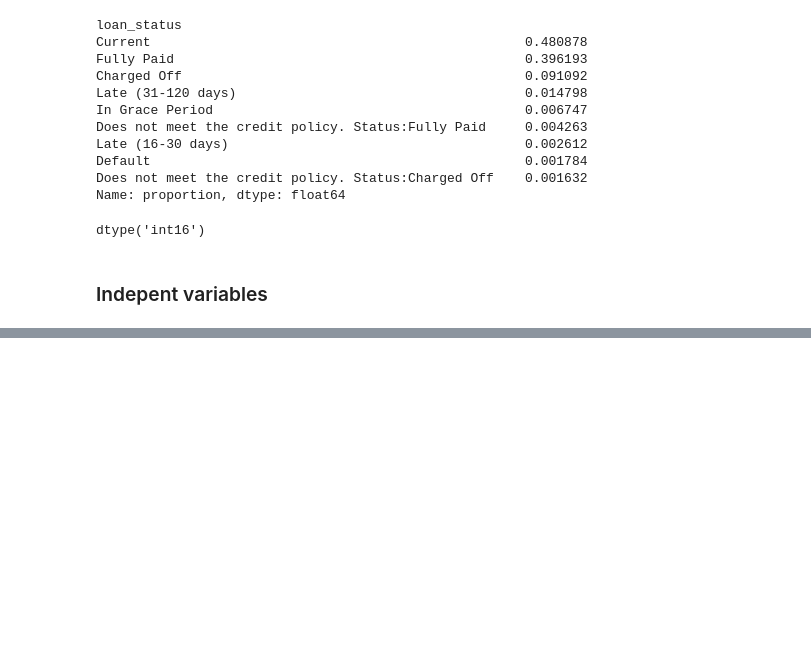
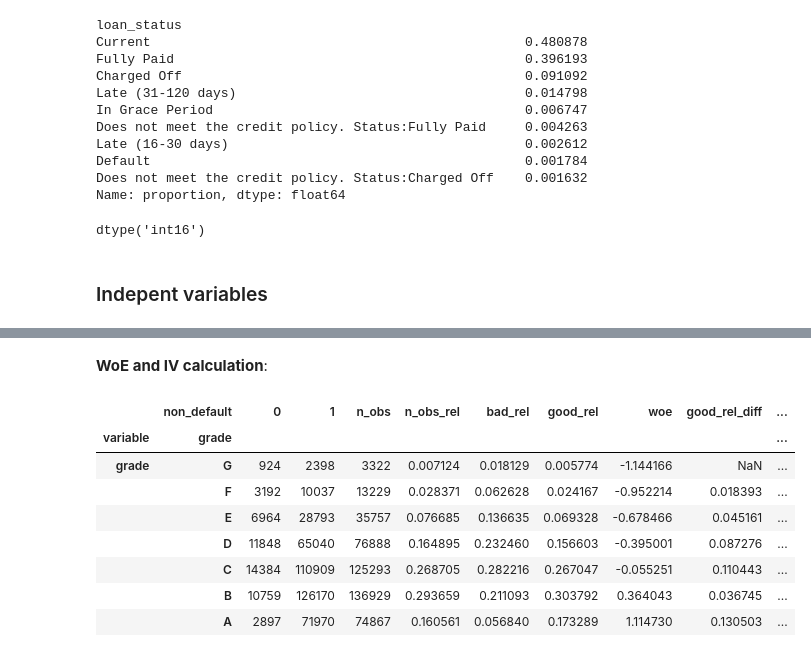
Before and after one commit to Xavi-Linux/CaRMeLo, a Jupyter notebook: notebooks/Data_preparation.ipynb, the cells around one changed output, grey strips where cells are left out. Drawn from its saved outputs; the diff is of its cells as text; code cells hidden in the pictures; blank space fills up the shorter version.

```diff
--- a/notebooks/Data_preparation.ipynb
+++ b/notebooks/Data_preparation.ipynb
@@ -54,4 +55,4 @@ dtype('int16')
 # %%
 category_mask: pd.Series = df.dtypes == 'category'
 # %%
-df.dtypes[category_mask]
+categories: List[str] = df.dtypes[category_mask].index.to_list()
@@ -138,0 +59,2 @@ modified_marginal_prob
+# %%
+cat_df: pd.DataFrame = df[categories + ['non_default']].drop('issue_d', axis=1)
@@ -138,0 +79,27 @@ modified_marginal_prob
+# %% [markdown]
+**WoE and IV calculation**:
+# %%
+def calculate_woe_iv(data:pd.DataFrame, variable:pd.Series, target:pd.Series, multilevel_index:bool = False, aggfunc: Callable = len) -> pd.DataFrame:
+    pivot = pd.pivot_table(data=data, index=variable, columns=target, aggfunc=aggfunc, fill_value=0, values=[])
+    pivot['n_obs'] = pivot.apply(axis=1, func=np.sum)
+    pivot['n_obs_rel'] = pivot['n_obs'] / pivot['n_obs'].sum()
+
+    #add .00000005 to handle errors when calculating WoE (ln(0))
+    pivot['bad_rel'] = (pivot[0] + .00000005) / pivot[0].sum()
+    pivot['good_rel'] = (pivot[1] + .00000005) / pivot[1].sum()
+
+    pivot['woe'] = np.log(pivot['good_rel']) - np.log(pivot['bad_rel'])
+
+    pivot = pivot.sort_values(by='woe', ascending=True)
+    pivot['good_rel_diff'] = pivot['good_rel'].diff().abs()
+    pivot['bad_rel_diff'] = pivot['bad_rel'].diff().abs()
+    pivot['woe_diff'] = pivot['woe'].diff().abs()
+    pivot['accum_n_obs_rel'] = pivot['n_obs_rel'].cumsum()
+
+    pivot['iv'] = ((pivot['good_rel'] - pivot['bad_rel']) * pivot['woe']).sum()
+
+    if multilevel_index:
+        pivot['variable'] = variable.name
+        pivot = pivot.set_index(['variable', pivot.index])
+
+    return pivot.sort_values(by='woe', ascending=True)
@@ -138,0 +114,12 @@ modified_marginal_prob
+# %%
+calculate_woe_iv(cat_df, cat_df['grade'], cat_df['non_default'], multilevel_index=True)
+# %% [output]
+|  | non_default | 0 | 1 | n_obs | n_obs_rel | bad_rel | good_rel | woe | good_rel_diff | ... |
+| variable | grade |  |  |  |  |  |  |  |  | ... |
+| grade | G | 924 | 2398 | 3322 | 0.007124 | 0.018129 | 0.005774 | -1.144166 | NaN | ... |
+|  | F | 3192 | 10037 | 13229 | 0.028371 | 0.062628 | 0.024167 | -0.952214 | 0.018393 | ... |
+|  | E | 6964 | 28793 | 35757 | 0.076685 | 0.136635 | 0.069328 | -0.678466 | 0.045161 | ... |
+|  | D | 11848 | 65040 | 76888 | 0.164895 | 0.232460 | 0.156603 | -0.395001 | 0.087276 | ... |
+|  | C | 14384 | 110909 | 125293 | 0.268705 | 0.282216 | 0.267047 | -0.055251 | 0.110443 | ... |
+|  | B | 10759 | 126170 | 136929 | 0.293659 | 0.211093 | 0.303792 | 0.364043 | 0.036745 | ... |
+|  | A | 2897 | 71970 | 74867 | 0.160561 | 0.056840 | 0.173289 | 1.114730 | 0.130503 | ... |
```
Also changed, not shown: parts of 31 cells of this notebook.
